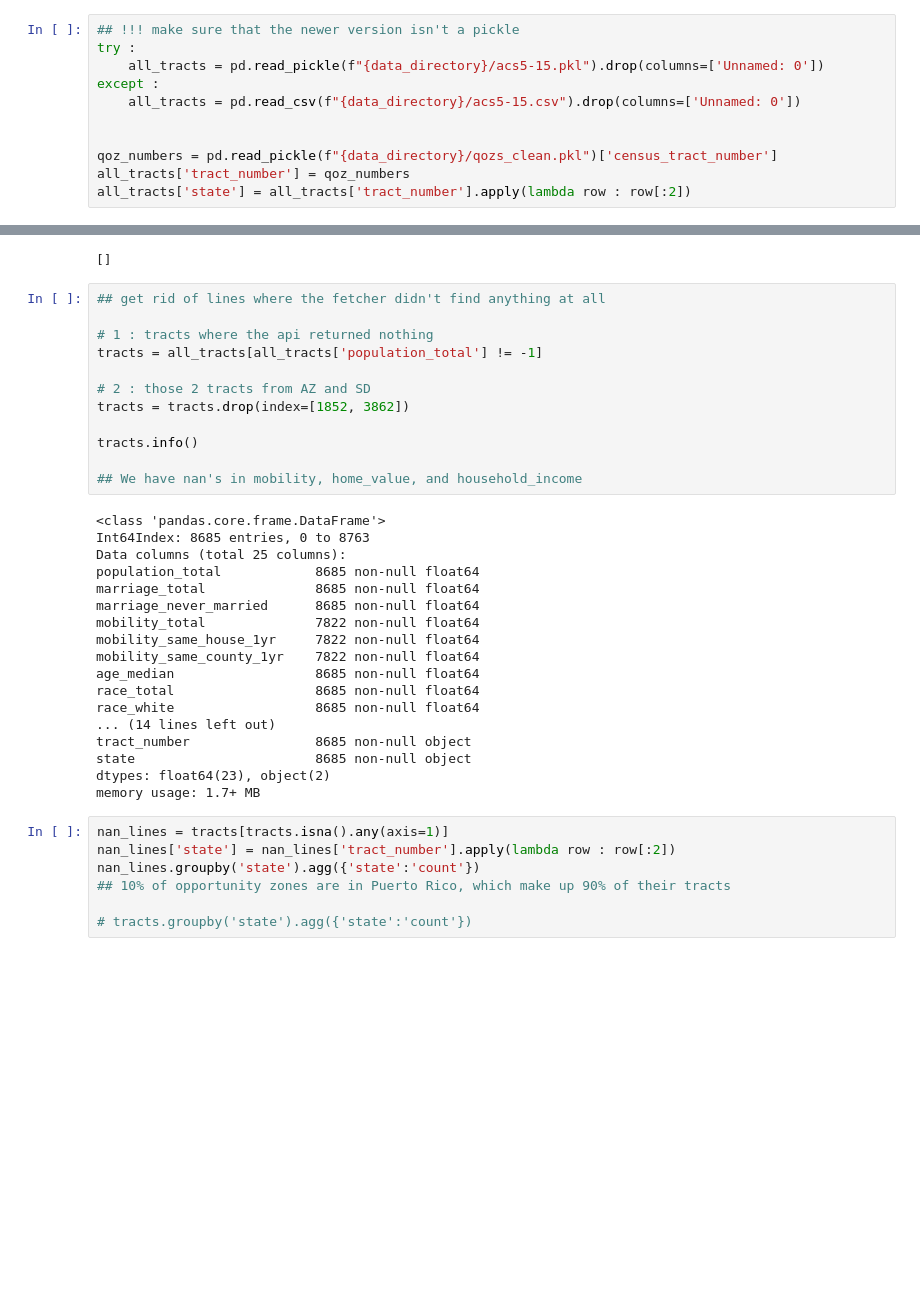
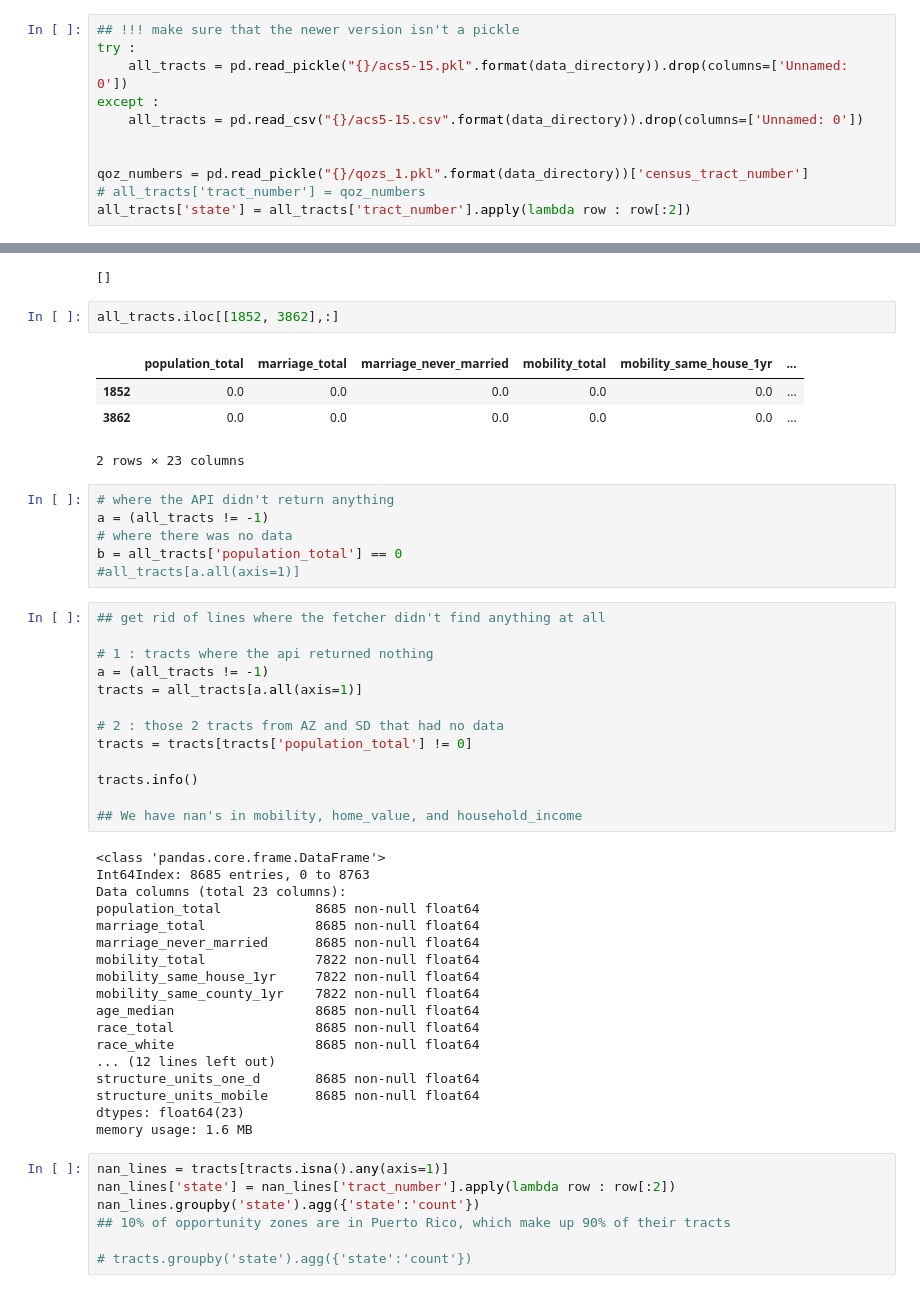
Before and after one commit to paxtonhyde/opportunity-zones, a Jupyter notebook: notebooks/clean_census_data.ipynb, the cells around one changed output, grey strips where cells are left out. Saved outputs shown, nothing was run; the diff lists cells and outputs as text; blank space fills up the shorter version.

```diff
--- a/notebooks/clean_census_data.ipynb
+++ b/notebooks/clean_census_data.ipynb
@@ -9,13 +9,13 @@ data_directory = os.path.join(home_directory, "data")
 # %%
 ## !!! make sure that the newer version isn't a pickle
 try :
-    all_tracts = pd.read_pickle(f"{data_directory}/acs5-15.pkl").drop(columns=['Unnamed: 0'])
+    all_tracts = pd.read_pickle("{}/acs5-15.pkl".format(data_directory)).drop(columns=['Unnamed: 0'])
 except :
-    all_tracts = pd.read_csv(f"{data_directory}/acs5-15.csv").drop(columns=['Unnamed: 0'])
+    all_tracts = pd.read_csv("{}/acs5-15.csv".format(data_directory)).drop(columns=['Unnamed: 0'])
 
 
-qoz_numbers = pd.read_pickle(f"{data_directory}/qozs_clean.pkl")['census_tract_number']
-all_tracts['tract_number'] = qoz_numbers
+qoz_numbers = pd.read_pickle("{}/qozs_1.pkl".format(data_directory))['census_tract_number']
+# all_tracts['tract_number'] = qoz_numbers
 all_tracts['state'] = all_tracts['tract_number'].apply(lambda row : row[:2])
 # %%
 ## look at lines where the fetcher didn't find anything
@@ -55,14 +53,28 @@ print(nothing.tract_number.values[np.isin(nothing_indexes, acs2016_indexes)])
 ## Nope, that wasn't the problem
 # %% [output]
 []
+# %%
+all_tracts.iloc[[1852, 3862],:]
+# %% [output]
+|  | population_total | marriage_total | marriage_never_married | mobility_total | mobility_same_house_1yr | ... |
+| 1852 | 0.0 | 0.0 | 0.0 | 0.0 | 0.0 | ... |
+| 3862 | 0.0 | 0.0 | 0.0 | 0.0 | 0.0 | ... |
+2 rows × 23 columns
+# %%
+# where the API didn't return anything
+a = (all_tracts != -1)
+# where there was no data
+b = all_tracts['population_total'] == 0
+#all_tracts[a.all(axis=1)]
 # %%
 ## get rid of lines where the fetcher didn't find anything at all
 
 # 1 : tracts where the api returned nothing
-tracts = all_tracts[all_tracts['population_total'] != -1]
+a = (all_tracts != -1)
+tracts = all_tracts[a.all(axis=1)]
 
-# 2 : those 2 tracts from AZ and SD
-tracts = tracts.drop(index=[1852, 3862])
+# 2 : those 2 tracts from AZ and SD that had no data
+tracts = tracts[tracts['population_total'] != 0]
 
 tracts.info()
 
@@ -70,7 +82,7 @@ tracts.info()
 # %% [output]
 <class 'pandas.core.frame.DataFrame'>
 Int64Index: 8685 entries, 0 to 8763
-Data columns (total 25 columns):
+Data columns (total 23 columns):
 population_total            8685 non-null float64
 marriage_total              8685 non-null float64
 marriage_never_married      8685 non-null float64
@@ -80,11 +92,11 @@ mobility_same_county_1yr    7822 non-null float64
 age_median                  8685 non-null float64
 race_total                  8685 non-null float64
 race_white                  8685 non-null float64
-... (14 lines left out)
-tract_number                8685 non-null object
-state                       8685 non-null object
-dtypes: float64(23), object(2)
-memory usage: 1.7+ MB
+... (12 lines left out)
+structure_units_one_d       8685 non-null float64
+structure_units_mobile      8685 non-null float64
+dtypes: float64(23)
+memory usage: 1.6 MB
 # %%
 nan_lines = tracts[tracts.isna().any(axis=1)]
 nan_lines['state'] = nan_lines['tract_number'].apply(lambda row : row[:2])
```
Also changed, not shown: parts of 4 cells of this notebook, 13 other files.
